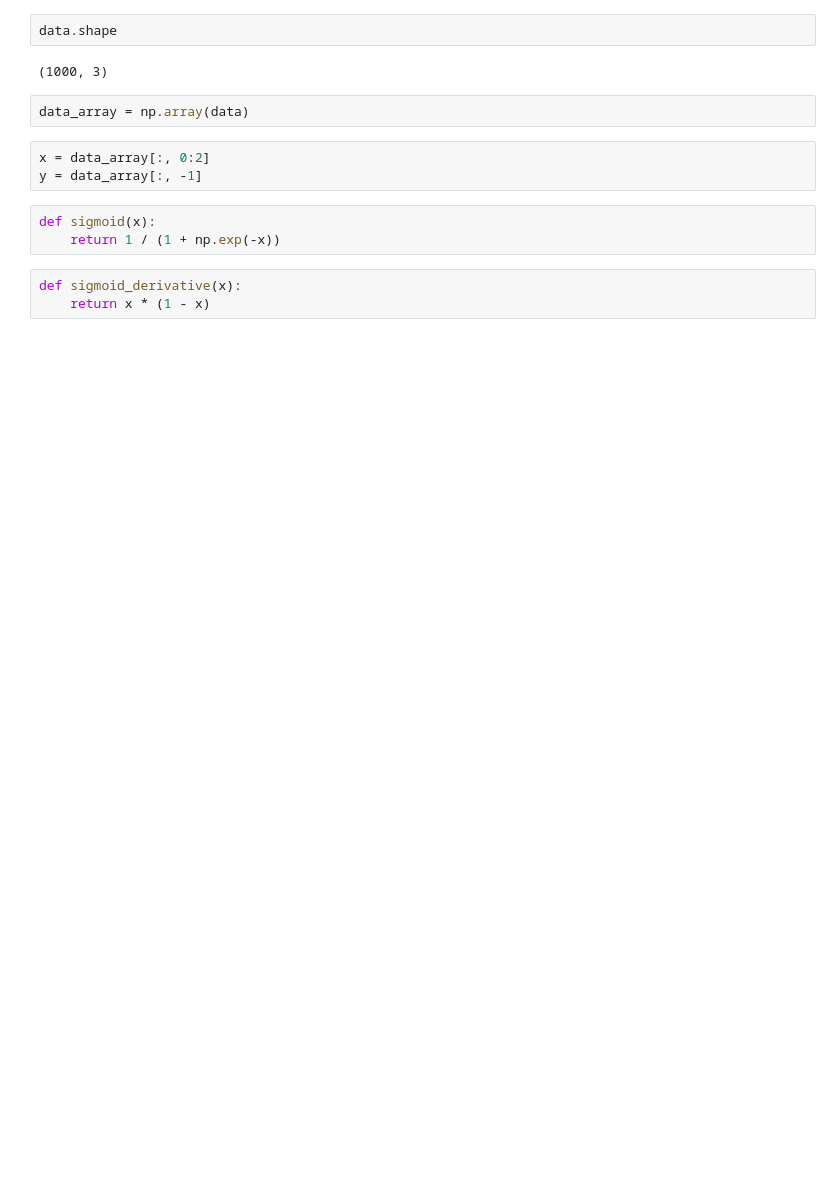
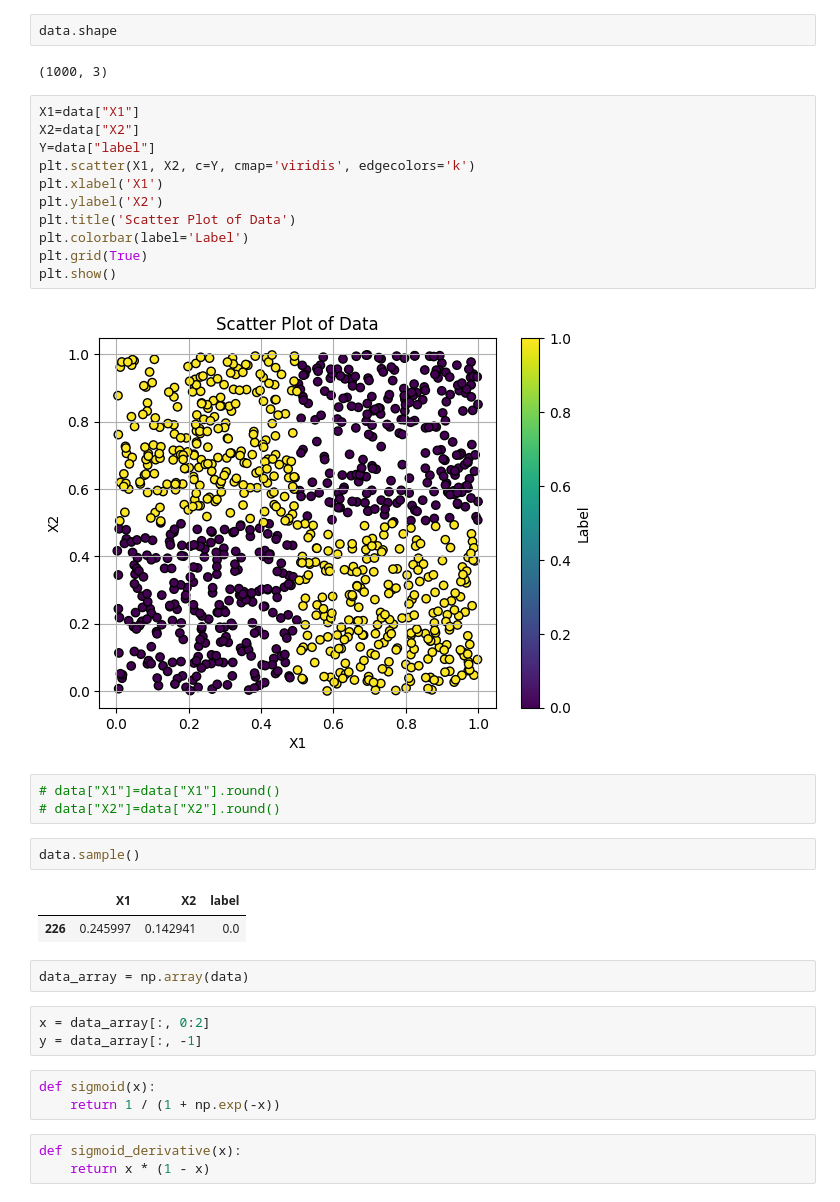
Before and after one commit to Ankur7470/nlp-assignment2, a Jupyter notebook: A2_T1.ipynb, the cells around one changed output. Cells and saved outputs as stored; diff of their text form; blank space fills up the shorter version.

```diff
--- a/A2_T1.ipynb
+++ b/A2_T1.ipynb
@@ -33,6 +41,27 @@ memory usage: 23.6 KB
 data.shape
 # %% [output]
 (1000, 3)
+# %%
+X1=data["X1"]
+X2=data["X2"]
+Y=data["label"]
+plt.scatter(X1, X2, c=Y, cmap='viridis', edgecolors='k')
+plt.xlabel('X1')
+plt.ylabel('X2')
+plt.title('Scatter Plot of Data')
+plt.colorbar(label='Label')
+plt.grid(True)
+plt.show()
+# %% [output]
+[figure, added]
+# %%
+# data["X1"]=data["X1"].round()
+# data["X2"]=data["X2"].round()
+# %%
+data.sample()
+# %% [output]
+|  | X1 | X2 | label |
+| 226 | 0.245997 | 0.142941 | 0.0 |
 # %%
 data_array = np.array(data)
 # %%
```
Also changed, not shown: parts of 5 cells of this notebook.
